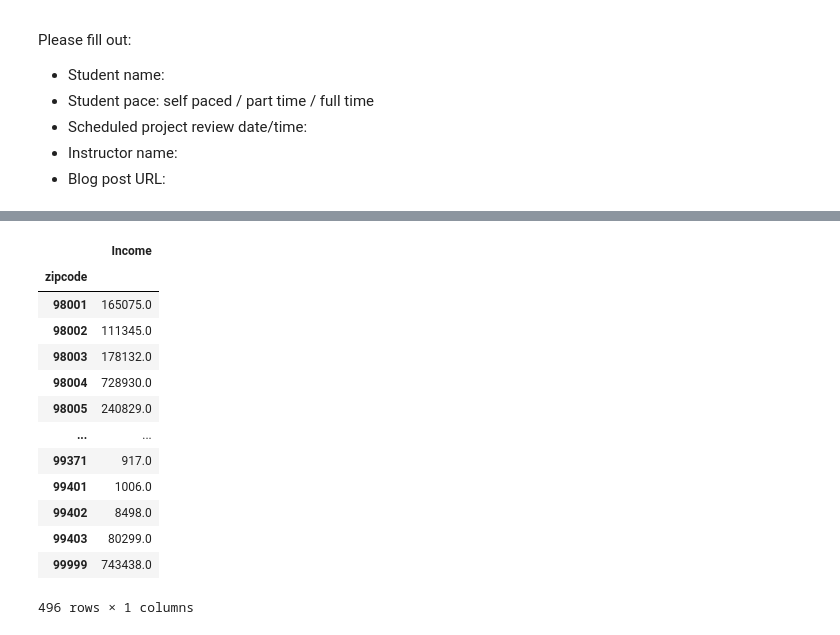
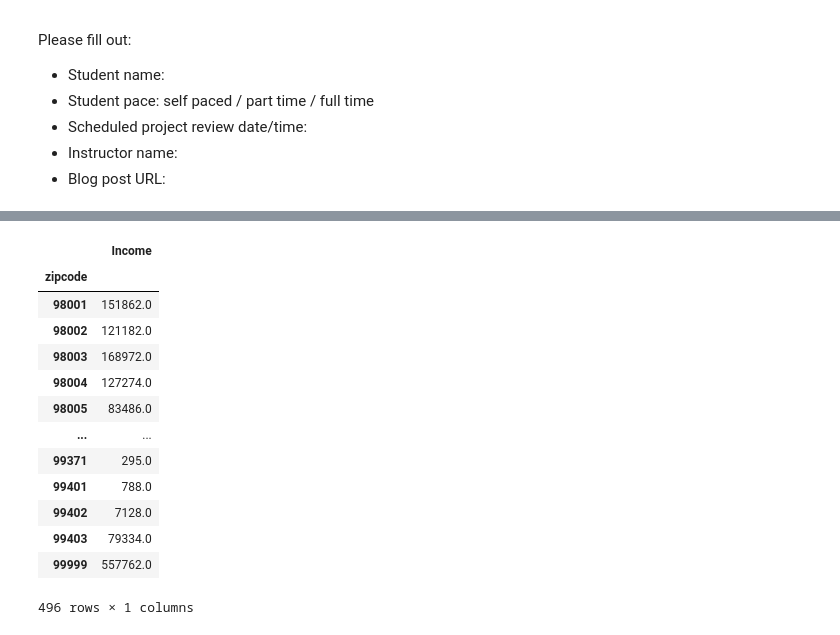
Before and after one commit to ValeriaVF/Phase_2-Project, a Jupyter notebook: student-checkpoint.ipynb, the cells around one changed output, grey strips where cells are left out. Saved outputs shown, nothing was run; the diff lists cells and outputs as text; code cells hidden in the pictures.

```diff
--- a/student-checkpoint.ipynb
+++ b/student-checkpoint.ipynb
@@ -27,8 +37,9 @@ import math
 from PIL import Image
 # %%
 #Read dataset
-df1 = pd.read_csv("data/kc_house_data.csv")
-df_income = pd.read_csv("data/dc_housing_income_by_zip.csv")#source https://www.kaggle.com/christophercorrea/dc-residential-properties?select=raw_residential_data.csv
+pd.set_option('display.max_columns', None)
+df1 = pd.read_csv("data/kc_house_data.csv", index_col="id")
+df_income = pd.read_csv("data/dc_housing_income_by_zip.csv")#source https://www.kaggle.com/miker400/washington-state-home-mortgage-hdma2016?select=Washington_State_HDMA-2016.csv
 # %%
 #Exploring the first dataset
 df1
@@ -49,21 +81,21 @@ df1
 # %%
 #Exploring income data
-income = df_income.groupby("zipcode").mean().round()
+income = df_income.groupby("zipcode").median().round()
 income
 # %% [output]
 |  | Income |
 | zipcode |  |
-| 98001 | 165075.0 |
-| 98002 | 111345.0 |
-| 98003 | 178132.0 |
-| 98004 | 728930.0 |
-| 98005 | 240829.0 |
+| 98001 | 151862.0 |
+| 98002 | 121182.0 |
+| 98003 | 168972.0 |
+| 98004 | 127274.0 |
+| 98005 | 83486.0 |
 | ... | ... |
-| 99371 | 917.0 |
-| 99401 | 1006.0 |
-| 99402 | 8498.0 |
-| 99403 | 80299.0 |
-| 99999 | 743438.0 |
+| 99371 | 295.0 |
+| 99401 | 788.0 |
+| 99402 | 7128.0 |
+| 99403 | 79334.0 |
+| 99999 | 557762.0 |
 496 rows × 1 columns
 # %%
 #Merging dataset on Zipcode
```
Also changed, not shown: parts of 113 cells of this notebook, 4 other files.
